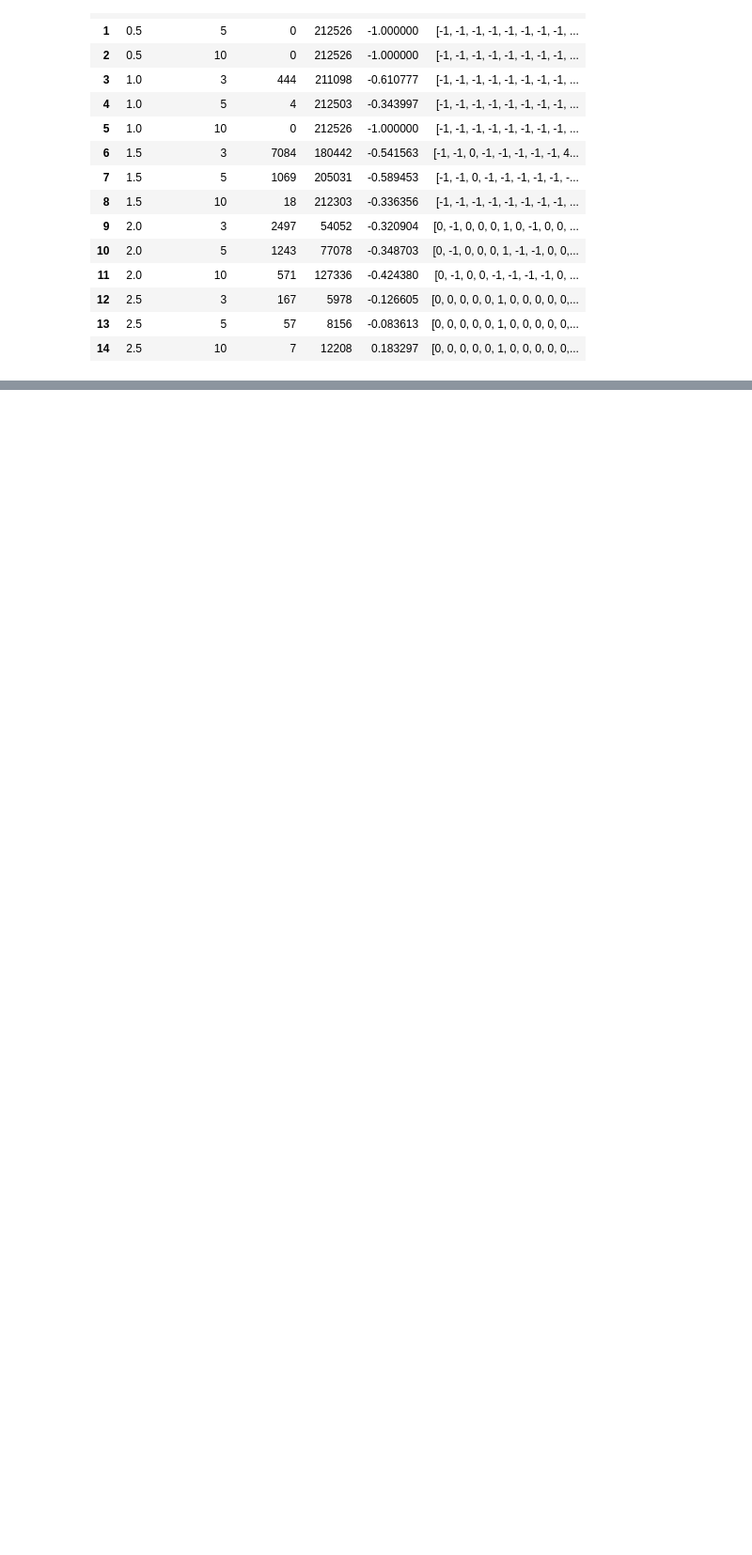
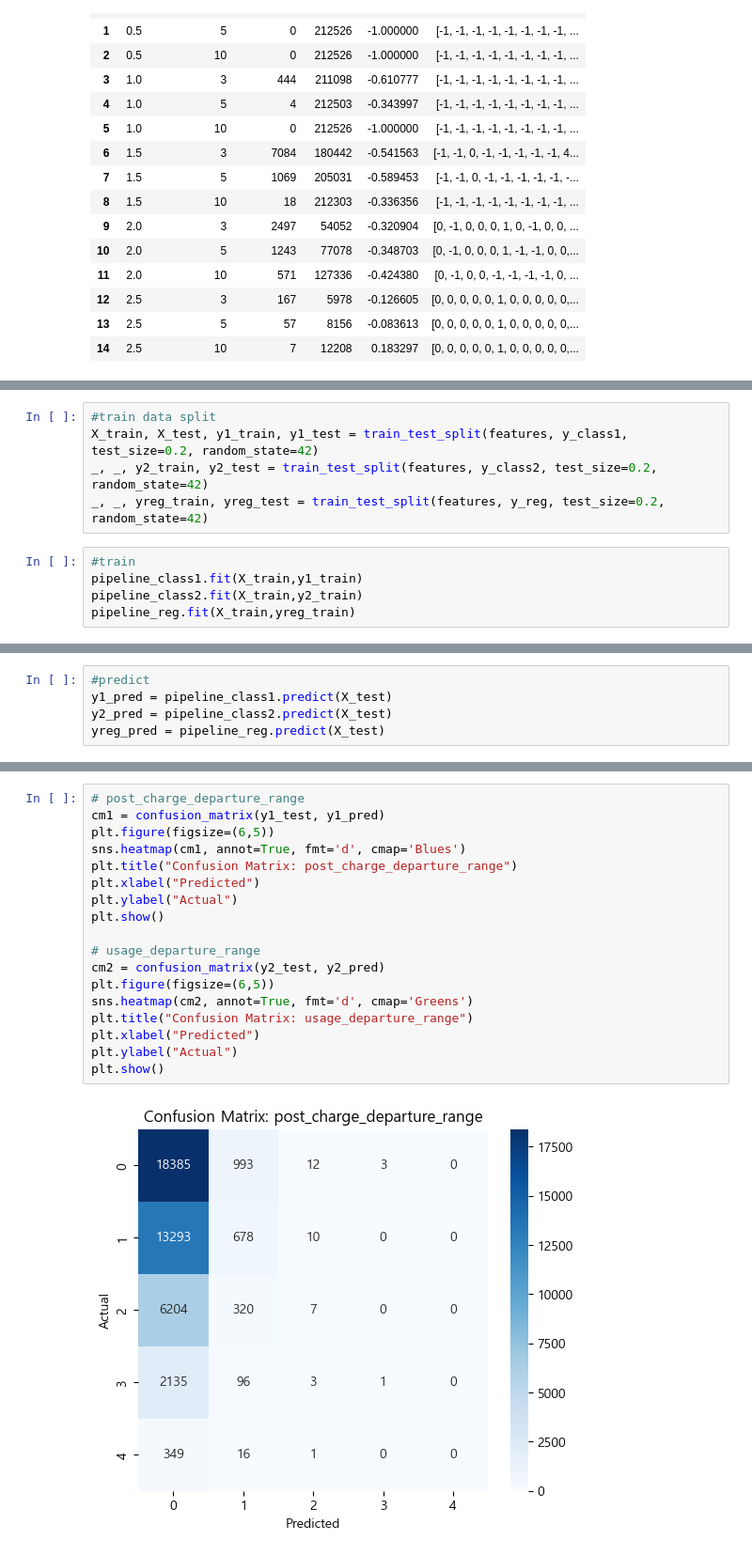
Before and after one commit to AR384/EVSE_mainproject_python, a Jupyter notebook: data/code/ML_analysis.ipynb, the cells around one changed output, grey strips where cells are left out. Shown at 94% size. Drawn from its saved outputs; the diff is of its cells as text; blank space fills up the shorter version.

```diff
--- a/data/code/ML_analysis.ipynb
+++ b/data/code/ML_analysis.ipynb
@@ -689,0 +1022,10 @@ labels = dbscan.fit_predict(X)
+# %%
+#train data split
+X_train, X_test, y1_train, y1_test = train_test_split(features, y_class1, test_size=0.2, random_state=42)
+_, _, y2_train, y2_test = train_test_split(features, y_class2, test_size=0.2, random_state=42)
+_, _, yreg_train, yreg_test = train_test_split(features, y_reg, test_size=0.2, random_state=42)
+# %%
+#train
+pipeline_class1.fit(X_train,y1_train)
+pipeline_class2.fit(X_train,y2_train)
+pipeline_reg.fit(X_train,yreg_train)
@@ -689,0 +1050,5 @@ labels = dbscan.fit_predict(X)
+# %%
+#predict
+y1_pred = pipeline_class1.predict(X_test)
+y2_pred = pipeline_class2.predict(X_test)
+yreg_pred = pipeline_reg.predict(X_test)
@@ -689,0 +1091,20 @@ labels = dbscan.fit_predict(X)
+# %%
+# post_charge_departure_range
+cm1 = confusion_matrix(y1_test, y1_pred)
+plt.figure(figsize=(6,5))
+sns.heatmap(cm1, annot=True, fmt='d', cmap='Blues')
+plt.title("Confusion Matrix: post_charge_departure_range")
+plt.xlabel("Predicted")
+plt.ylabel("Actual")
+plt.show()
+
+# usage_departure_range
+cm2 = confusion_matrix(y2_test, y2_pred)
+plt.figure(figsize=(6,5))
+sns.heatmap(cm2, annot=True, fmt='d', cmap='Greens')
+plt.title("Confusion Matrix: usage_departure_range")
+plt.xlabel("Predicted")
+plt.ylabel("Actual")
+plt.show()
+# %% [output]
+[figure, added]
```
Also changed, not shown: parts of 24 cells of this notebook, 24 other files.
